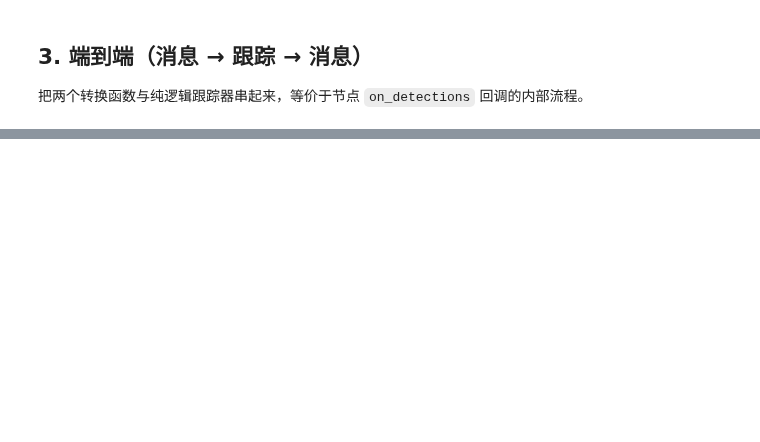
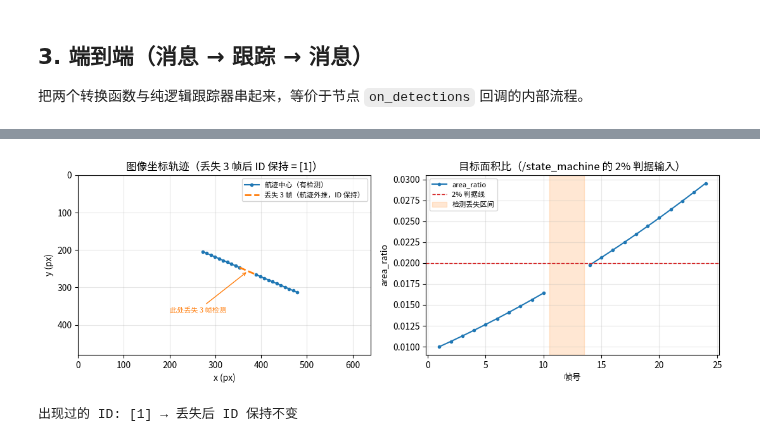
Before and after one commit to YYSY-FISH7/ai4, a Jupyter notebook: code/visual_tracker_node.ipynb, the cells around one changed output, grey strips where cells are left out. Cells and saved outputs as stored; diff of their text form; code cells hidden in the pictures; blank space fills up the shorter version.

```diff
--- a/code/visual_tracker_node.ipynb
+++ b/code/visual_tracker_node.ipynb
@@ -110 +188,81 @@ except ImportError as exc:
+# %%
+%matplotlib inline
+import matplotlib.pyplot as plt
+import numpy as np
+
+try:
+    import visual_tracker as vt
+    import visual_tracker_node as vtn
+    from uav_tracking.msg import Detections as TrackerDetectionsMsg
+    from uav_tracking.msg import DetectedTarget as TrackerDetectedTargetMsg
+
+    COLOR_TRACK = "#1f77b4"      # 航迹（与 visual_tracker.ipynb §7 一致）
+    COLOR_LOSS = "#ff7f0e"       # 丢失 / 外推段
+    COLOR_JUDGE = "#d62728"      # 判据线
+
+    vt.reset()
+    vt.setup(frame_size=(640, 480))
+
+    frames, cx, cy, ids, areas = [], [], [], [], []
+    LOST = range(10, 13)          # 连续丢 3 帧检测（远小于 track_buffer，ID 应保持）
+    for i in range(24):
+        m = TrackerDetectionsMsg()
+        if i not in LOST:
+            t = TrackerDetectedTargetMsg()
+            t.class_id = 0
+            t.confidence = 0.9
+            t.bbox = [240.0 + i * 8.0, 180.0 + i * 4.0,
+                      64.0 + i * 2.0, 48.0 + i * 1.5]
+            m.targets.append(t)
+        tracks = vt.track(vtn.detections_from_msg(m))
+        out = vtn.visual_tracks_to_msg(tracks)
+        frames.append(i + 1)
+        if out.tracks:
+            b = out.tracks[0].bbox
+            cx.append(b[0] + b[2] / 2.0)
+            cy.append(b[1] + b[3] / 2.0)
+            ids.append(int(out.tracks[0].id))
+            areas.append(float(out.tracks[0].area_ratio))
+        else:
+            cx.append(np.nan); cy.append(np.nan); ids.append(None); areas.append(np.nan)
+
+    fig, axes = plt.subplots(1, 2, figsize=(11, 3.8))
+
+    # 左：图像坐标轨迹。注意 x 轴单位是像素，丢失区间不能画 axvspan，
+    #     改画成「丢失前后两点之间的外推虚线」
+    axes[0].plot(cx, cy, "-o", color=COLOR_TRACK, markersize=3, label="航迹中心（有检测）")
+    _nan = [i for i, a in enumerate(areas) if np.isnan(a)]
+    if _nan:
+        i0, i1 = _nan[0] - 1, _nan[-1] + 1
+        axes[0].plot([cx[i0], cx[i1]], [cy[i0], cy[i1]], "--", color=COLOR_LOSS,
+                     linewidth=2, label="丢失 %d 帧（航迹外推，ID 保持）" % len(_nan))
+        _mid = ((cx[i0] + cx[i1]) / 2.0, (cy[i0] + cy[i1]) / 2.0)
+        axes[0].annotate("此处丢失 %d 帧检测" % len(_nan), xy=_mid,
+                         xytext=(_mid[0] - 170, _mid[1] + 110), color=COLOR_LOSS, fontsize=8,
+                         arrowprops=dict(arrowstyle="->", color=COLOR_LOSS))
+    axes[0].set_xlim(0, 640); axes[0].set_ylim(480, 0)     # 图像坐标：y 向下
+    axes[0].set_xlabel("x (px)"); axes[0].set_ylabel("y (px)")
+    axes[0].set_title("图像坐标轨迹（丢失 %d 帧后 ID 保持 = %s）"
+                      % (len([1 for v in ids if v is None]),
+                         sorted({i for i in ids if i is not None})))
+    axes[0].grid(alpha=0.3); axes[0].legend(loc="upper right", fontsize=8)
+
+    # 右：area_ratio（x 轴是帧号，axvspan 在这儿才对）
+    axes[1].plot(frames, areas, "-o", color=COLOR_TRACK, markersize=3, label="area_ratio")
+    axes[1].axvspan(10.5, 13.5, color=COLOR_LOSS, alpha=0.18, label="检测丢失区间")
+    axes[1].axhline(0.02, color=COLOR_JUDGE, ls="--", lw=1, label="2% 判据线")
+    axes[1].set_xlabel("帧号"); axes[1].set_ylabel("area_ratio")
+    axes[1].set_title("目标面积比（/state_machine 的 2% 判据输入）")
+    axes[1].grid(alpha=0.3); axes[1].legend(loc="upper left", fontsize=8)
+
+    plt.tight_layout(); plt.show()
+
+    alive = sorted({i for i in ids if i is not None})
+    print("出现过的 ID:", alive, "→", "丢失后 ID 保持不变" if len(alive) == 1 else "ID 发生变化")
+    vt.reset()
+except ImportError as exc:
+    print("[跳过] 需先 source ROS 并 catkin_make：", exc)
+# %% [output]
+[figure, added]
+出现过的 ID: [1] → 丢失后 ID 保持不变
 # %% [markdown]
```
Also changed, not shown: parts of 7 cells of this notebook, 16 other files.
